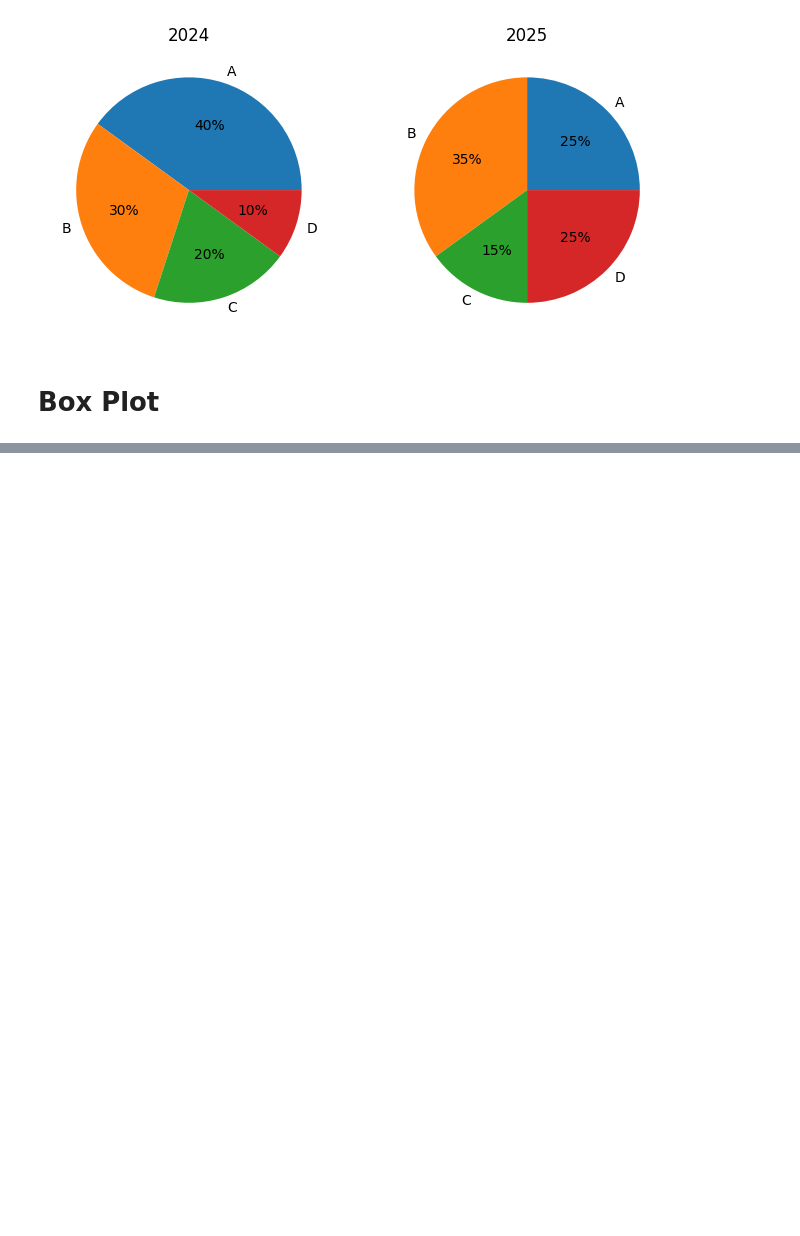
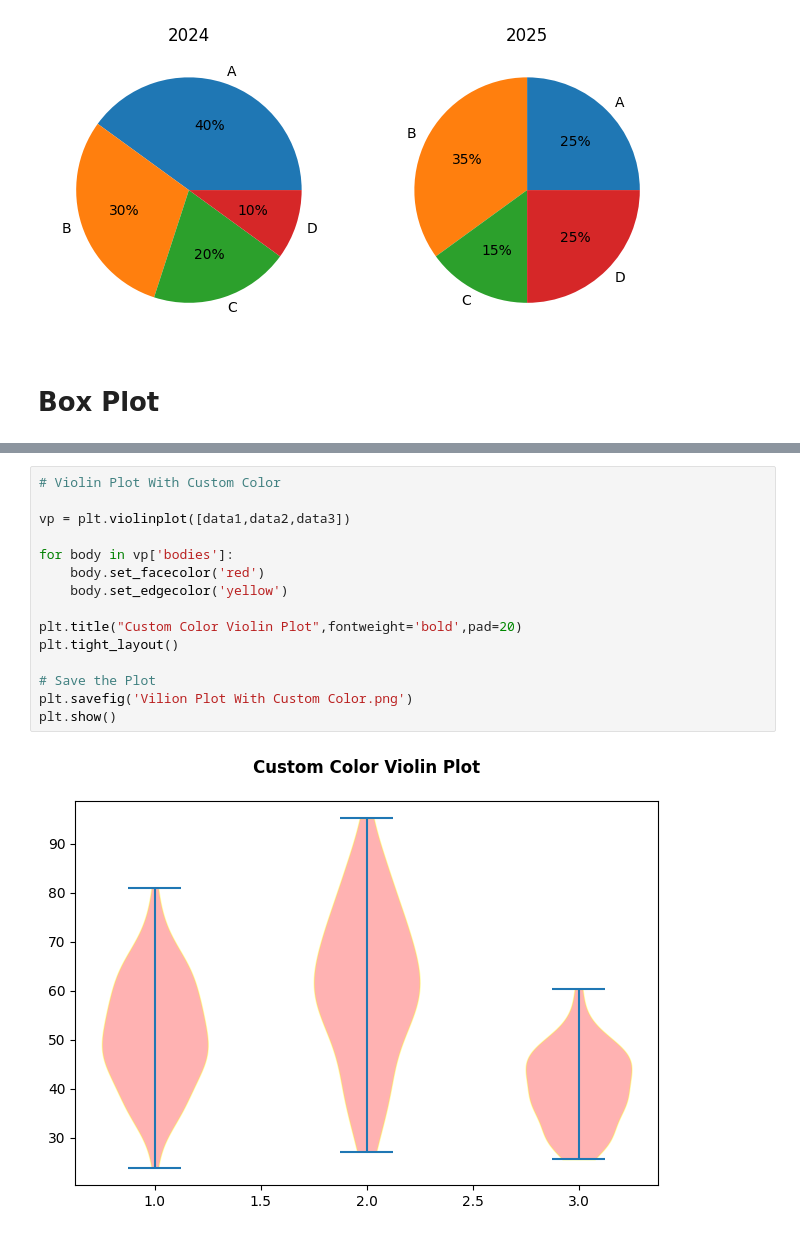
Before and after one commit to pratiksha-2410/Matplotlib-Charts, a Jupyter notebook: Line Plots.ipynb, the cells around one changed output, grey strips where cells are left out. Saved outputs shown, nothing was run; the diff lists cells and outputs as text; blank space fills up the shorter version.

```diff
--- a/Line Plots.ipynb
+++ b/Line Plots.ipynb
@@ -602,0 +627,17 @@ plt.show()
+# %%
+# Violin Plot With Custom Color
+
+vp = plt.violinplot([data1,data2,data3])
+
+for body in vp['bodies']:
+    body.set_facecolor('red')
+    body.set_edgecolor('yellow')
+
+plt.title("Custom Color Violin Plot",fontweight='bold',pad=20)
+plt.tight_layout()
+
+# Save the Plot
+plt.savefig('Vilion Plot With Custom Color.png')
+plt.show()
+# %% [output]
+[figure, added]
```
Also changed, not shown: parts of 5 cells of this notebook, 2 other files.
